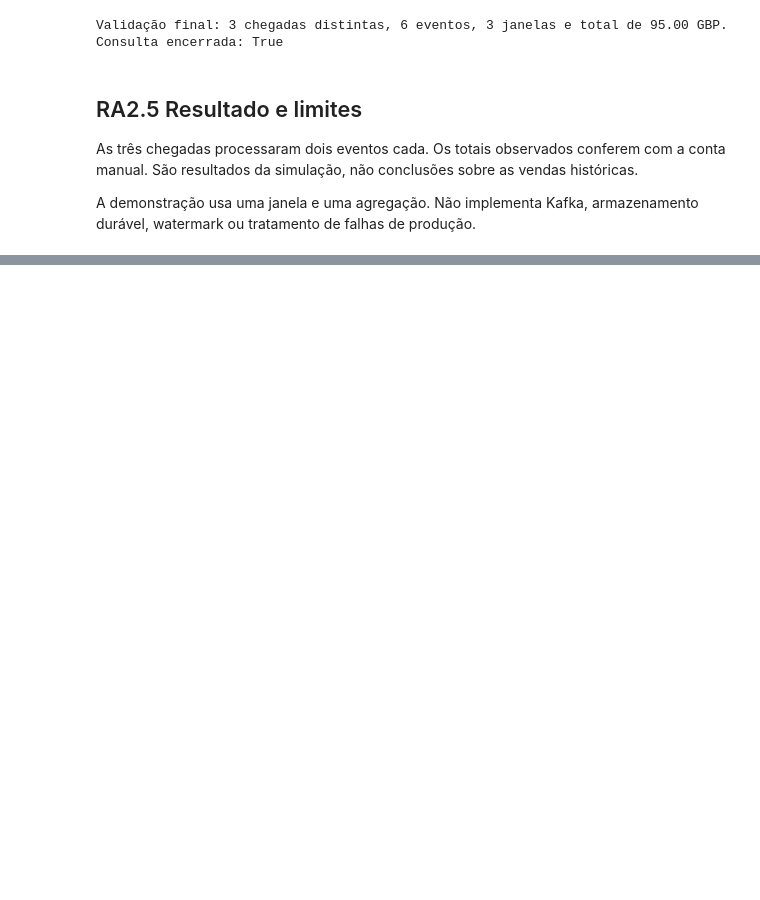
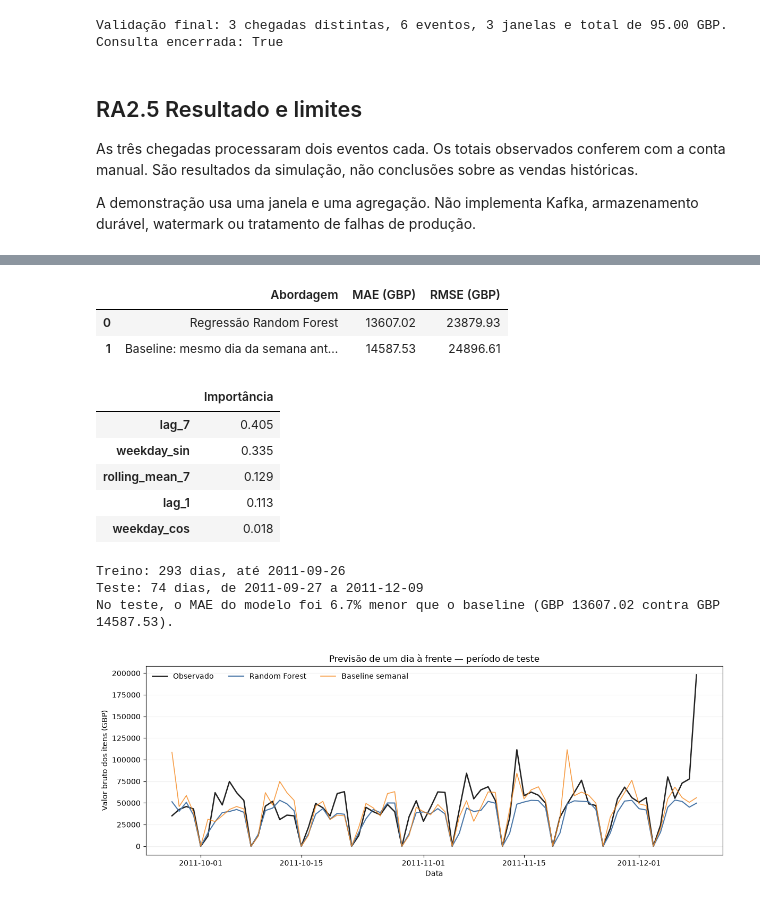
Before and after one commit to ghastsantos/data-analytics-ra1-ra2, a Jupyter notebook: projeto_data_analytics.ipynb, the cells around one changed output, grey strips where cells are left out. Cells and saved outputs as stored; diff of their text form; code cells hidden in the pictures; blank space fills up the shorter version.

```diff
--- a/projeto_data_analytics.ipynb
+++ b/projeto_data_analytics.ipynb
@@ -571,0 +806,42 @@ print(json.dumps(execution_record, ensure_ascii=False, indent=2))
+# %%
+ra3_model = fit_daily_value_model(loaded)
+ra3_metrics = ra3_model["metrics"]
+ra3_comparison = ra3_model["comparison"]
+display(ra3_metrics)
+display(ra3_model["importance"].round(3))
+print(f"Treino: {ra3_model['train_days']} dias, até {ra3_model['train_end'].date()}")
+print(f"Teste: {ra3_model['test_days']} dias, de {ra3_model['test_start'].date()} a {ra3_model['test_end'].date()}")
+model_mae = float(ra3_metrics.loc[ra3_metrics["Abordagem"] == "Regressão Random Forest", "MAE (GBP)"].iloc[0])
+baseline_mae = float(ra3_metrics.loc[ra3_metrics["Abordagem"].str.startswith("Baseline"), "MAE (GBP)"].iloc[0])
+if model_mae < baseline_mae:
+    improvement = (baseline_mae - model_mae) / baseline_mae * 100
+    print(f"No teste, o MAE do modelo foi {improvement:.1f}% menor que o baseline (GBP {model_mae:.2f} contra GBP {baseline_mae:.2f}).")
+else:
+    print(f"No teste, o modelo não superou o baseline: MAE de GBP {model_mae:.2f} contra GBP {baseline_mae:.2f}.")
+fig, ax = plt.subplots(figsize=(12, 4.5))
+ax.plot(ra3_comparison.index, ra3_comparison["Real (GBP)"], color="#222222",
+        linewidth=1.8, label="Observado")
+ax.plot(ra3_comparison.index, ra3_comparison["Modelo (GBP)"], color="#4C78A8",
+        linewidth=1.5, label="Random Forest")
+ax.plot(ra3_comparison.index, ra3_comparison["Baseline semanal (GBP)"],
+        color="#F58518", alpha=.8, linewidth=1.2, label="Baseline semanal")
+ax.set(title="Previsão de um dia à frente — período de teste",
+       xlabel="Data", ylabel="Valor bruto dos itens (GBP)")
+ax.legend(frameon=False, ncol=3)
+ax.grid(axis="y", alpha=.2)
+fig.tight_layout()
+plt.show()
+# %% [output]
+|  | Abordagem | MAE (GBP) | RMSE (GBP) |
+| 0 | Regressão Random Forest | 13607.02 | 23879.93 |
+| 1 | Baseline: mesmo dia da semana ant... | 14587.53 | 24896.61 |
+|  | Importância |
+| lag_7 | 0.405 |
+| weekday_sin | 0.335 |
+| rolling_mean_7 | 0.129 |
+| lag_1 | 0.113 |
+| weekday_cos | 0.018 |
+Treino: 293 dias, até 2011-09-26
+Teste: 74 dias, de 2011-09-27 a 2011-12-09
+No teste, o MAE do modelo foi 6.7% menor que o baseline (GBP 13607.02 contra GBP 14587.53).
+[figure, added]
```
Also changed, not shown: parts of 24 cells of this notebook, 14 other files.
